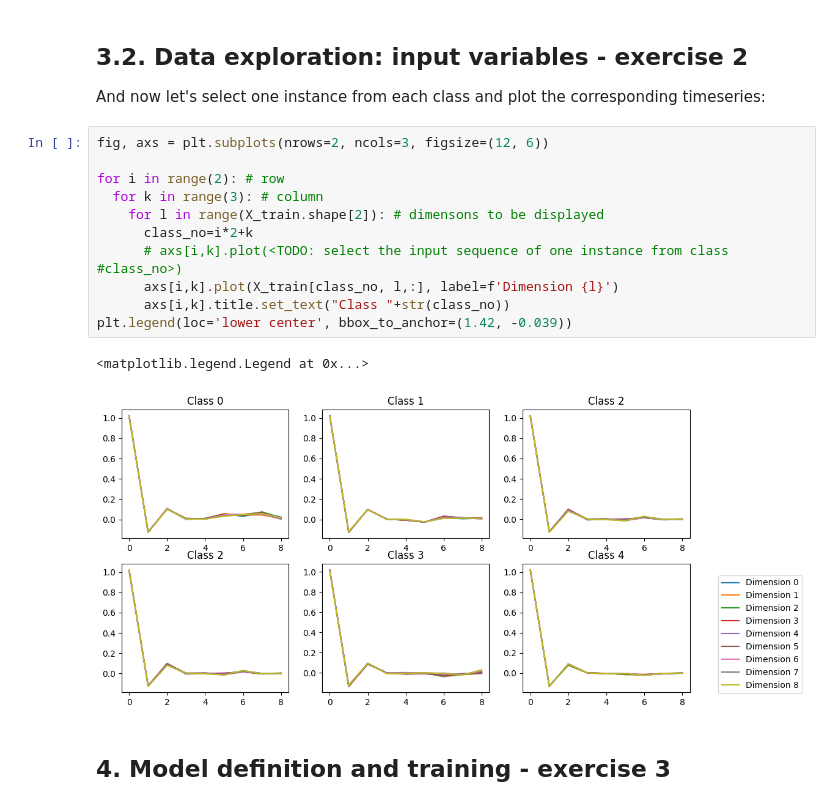
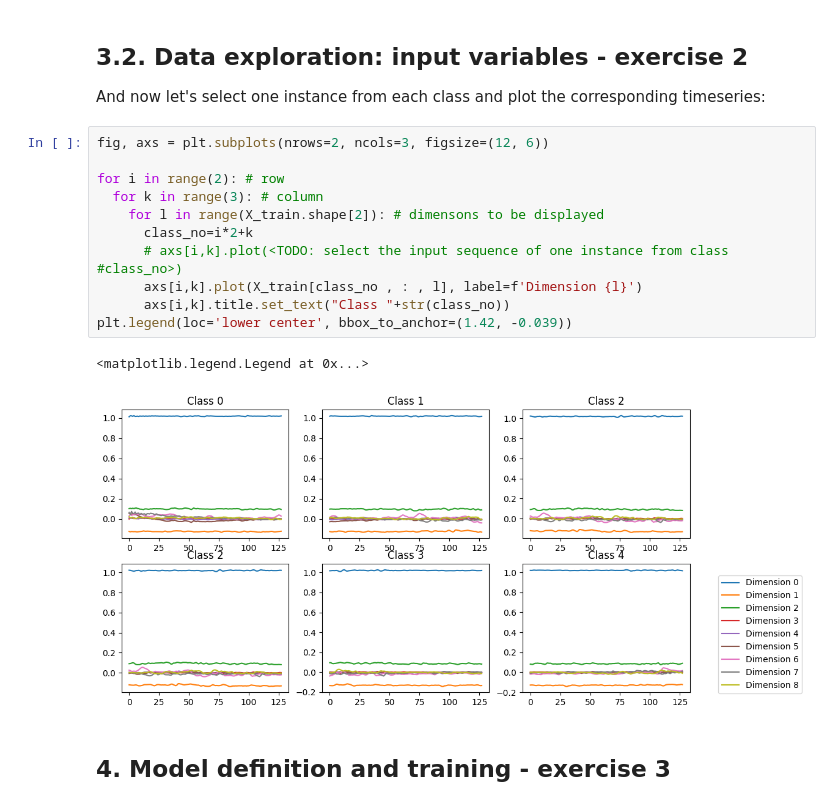
Before and after one commit to eliza-giane/deep-learning-hw5, a Jupyter notebook: 1D_CNN_activity_recognition_assessment5.ipynb, the cells around one changed output. Saved outputs shown, nothing was run; the diff lists cells and outputs as text.

```diff
--- a/1D_CNN_activity_recognition_assessment5.ipynb
+++ b/1D_CNN_activity_recognition_assessment5.ipynb
@@ -128,17 +130,17 @@ And now let's select one instance from each class and plot the corresponding tim
 # %%
 fig, axs = plt.subplots(nrows=2, ncols=3, figsize=(12, 6))
 
 for i in range(2): # row
   for k in range(3): # column
     for l in range(X_train.shape[2]): # dimensons to be displayed
       class_no=i*2+k
       # axs[i,k].plot(<TODO: select the input sequence of one instance from class #class_no>)
-      axs[i,k].plot(X_train[class_no, l,:], label=f'Dimension {l}')
+      axs[i,k].plot(X_train[class_no , : , l], label=f'Dimension {l}')
       axs[i,k].title.set_text("Class "+str(class_no))
 plt.legend(loc='lower center', bbox_to_anchor=(1.42, -0.039))
 # %% [output]
 <matplotlib.legend.Legend at 0x...>
-[figure, old version]
+[figure, new version]
 # %% [markdown]
 ## 4. Model definition and training - exercise 3
 # %% [markdown]
```
Also changed, not shown: parts of 10 cells of this notebook.
